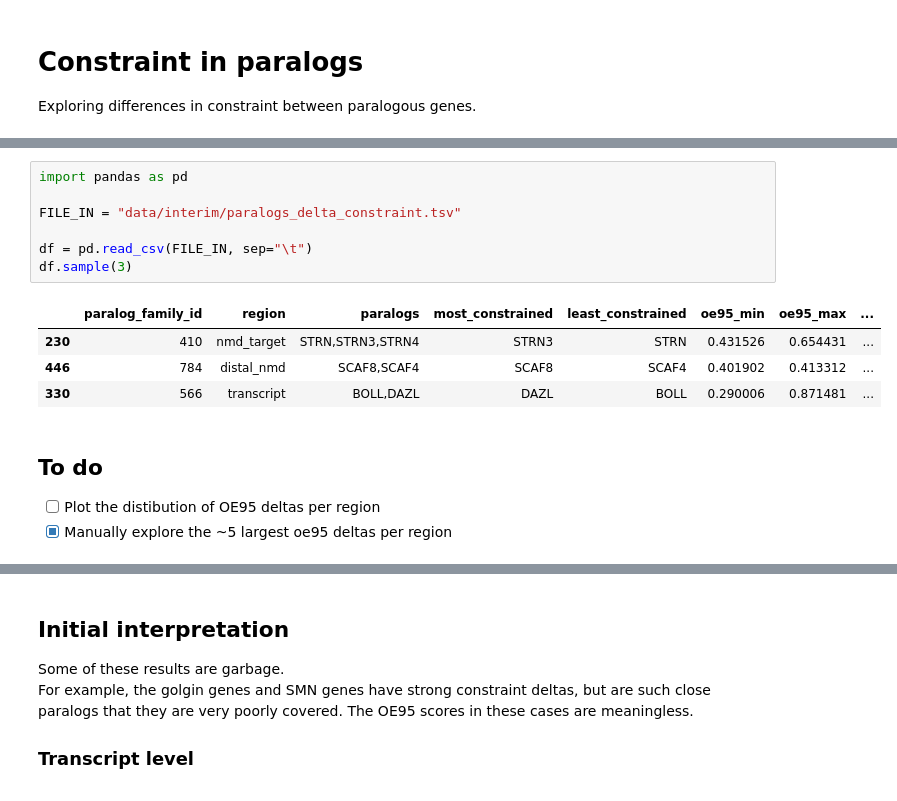
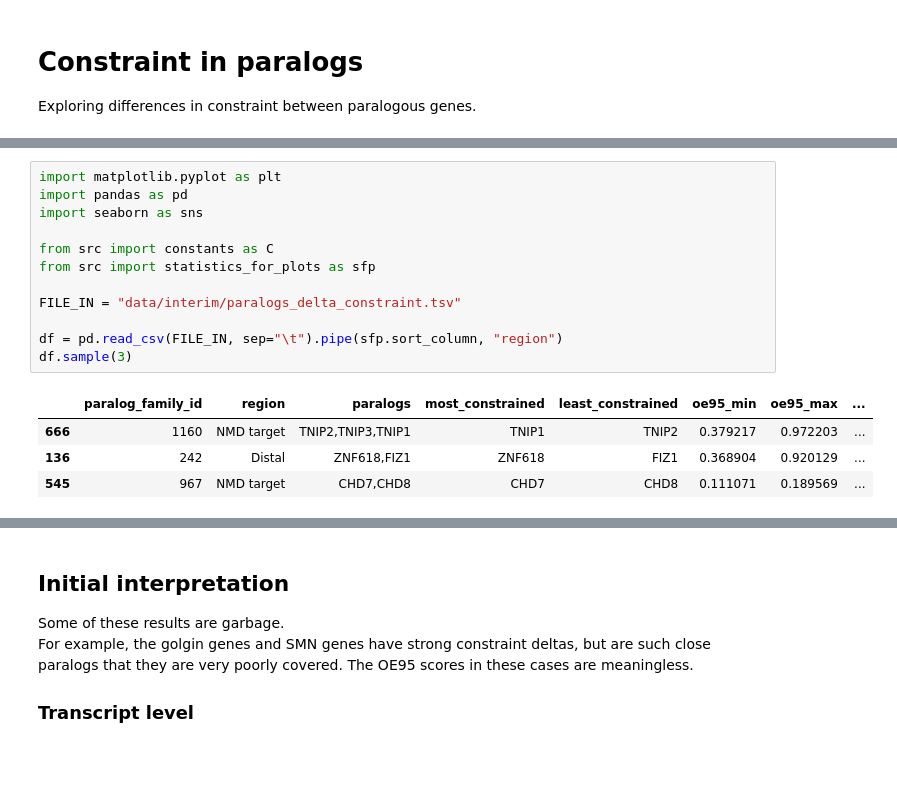
Before and after one commit to alexblakes/regional_nonsense_constraint, a Jupyter notebook: notebooks/12_constraint_in_paralogs.ipynb, the cells around one changed output, grey strips where cells are left out. Cells and saved outputs as stored; diff of their text form; blank space fills up the shorter version.

```diff
--- a/notebooks/12_constraint_in_paralogs.ipynb
+++ b/notebooks/12_constraint_in_paralogs.ipynb
@@ -4,16 +8,17 @@ Exploring differences in constraint between paralogous genes.
 # %%
+import matplotlib.pyplot as plt
 import pandas as pd
+import seaborn as sns
+
+from src import constants as C
+from src import statistics_for_plots as sfp
 
 FILE_IN = "data/interim/paralogs_delta_constraint.tsv"
 
-df = pd.read_csv(FILE_IN, sep="\t")
+df = pd.read_csv(FILE_IN, sep="\t").pipe(sfp.sort_column, "region")
 df.sample(3)
 # %% [output]
 |  | paralog_family_id | region | paralogs | most_constrained | least_constrained | oe95_min | oe95_max | ... |
-| 230 | 410 | nmd_target | STRN,STRN3,STRN4 | STRN3 | STRN | 0.431526 | 0.654431 | ... |
-| 446 | 784 | distal_nmd | SCAF8,SCAF4 | SCAF8 | SCAF4 | 0.401902 | 0.413312 | ... |
-| 330 | 566 | transcript | BOLL,DAZL | DAZL | BOLL | 0.290006 | 0.871481 | ... |
+| 666 | 1160 | NMD target | TNIP2,TNIP3,TNIP1 | TNIP1 | TNIP2 | 0.379217 | 0.972203 | ... |
+| 136 | 242 | Distal | ZNF618,FIZ1 | ZNF618 | FIZ1 | 0.368904 | 0.920129 | ... |
+| 545 | 967 | NMD target | CHD7,CHD8 | CHD7 | CHD8 | 0.111071 | 0.189569 | ... |
-# %% [markdown]
-## To do
-- [ ] Plot the distibution of OE95 deltas per region
-- [X] Manually explore the ~5 largest oe95 deltas per region
```
Also changed, not shown: parts of 5 cells of this notebook, 1 other file.
